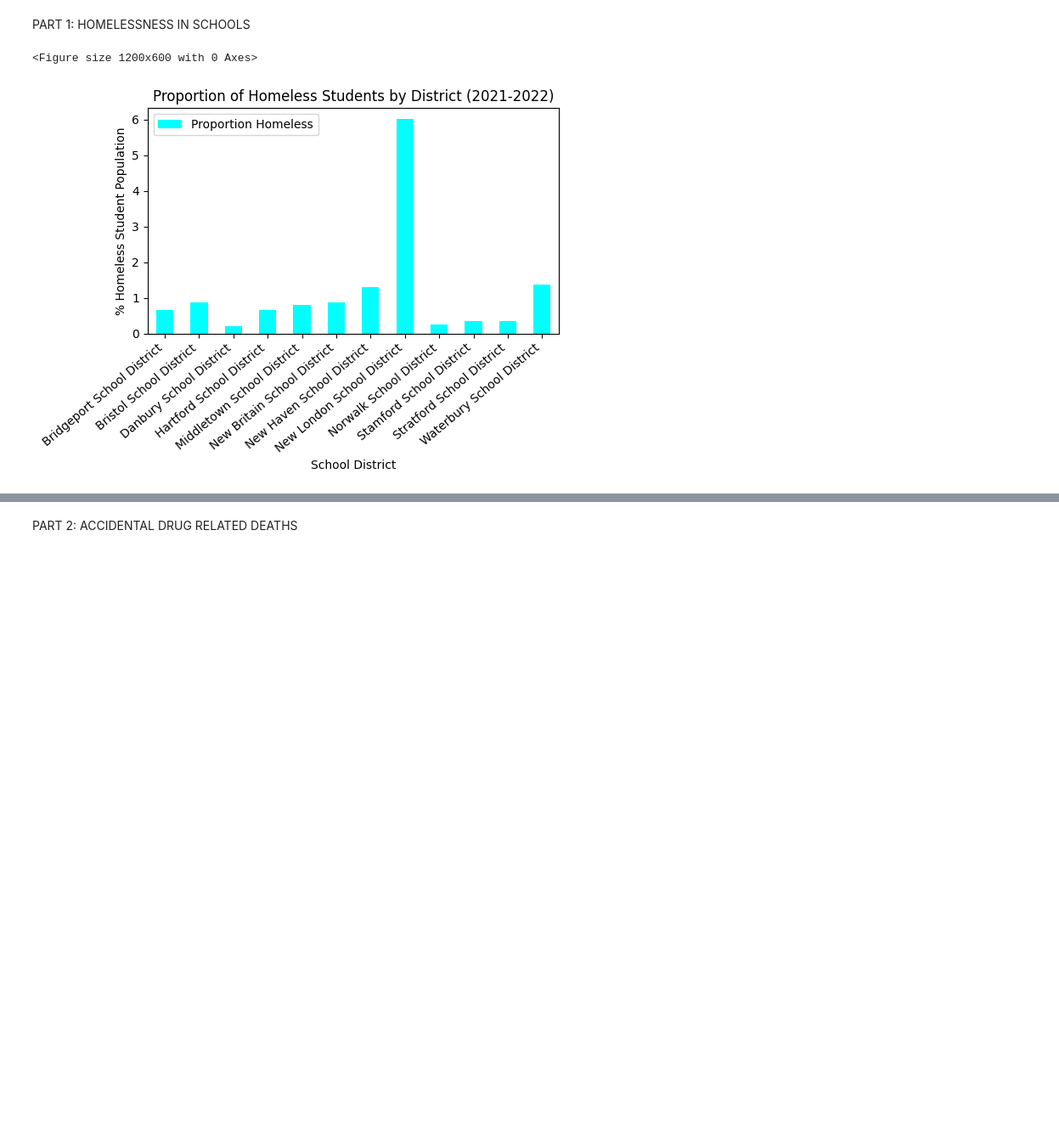
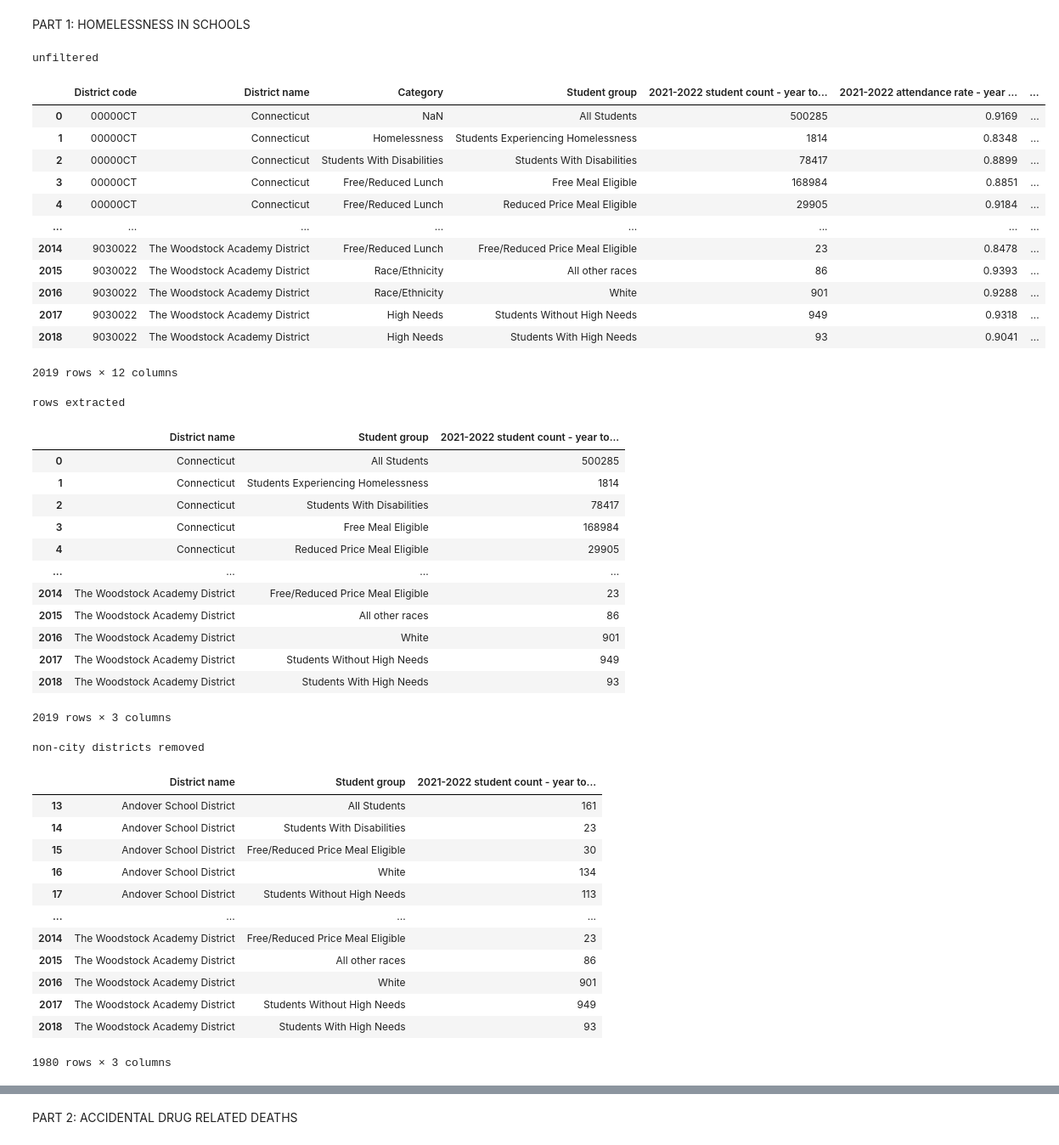
Before and after one commit to AidenManuel/CS2704-Final-Project, a Jupyter notebook: code/2021-2022.ipynb, the cells around one changed output, grey strips where cells are left out. Shown at 85% size. Saved outputs shown, nothing was run; the diff lists cells and outputs as text; code cells hidden in the pictures; blank space fills up the shorter version.

```diff
--- a/code/2021-2022.ipynb
+++ b/code/2021-2022.ipynb
@@ -9,11 +9,15 @@ import matplotlib.pyplot as plt
 #####
 data_dir = 'datasets'
 df = pd.read_csv(f'{data_dir}/School_Attendance_by_Student_Group_and_District__2021-2022.csv')
+print("unfiltered")
+display(df)
 
 ########
 ## EXTRACT DESIRED COLUMNS
 #####
 attendance_data = df[['District name', 'Student group', '2021-2022 student count - year to date']]
+print("rows extracted")
+display(attendance_data)
 
 ########
 ## FILTER OUT NON-CITY DISTRICTS
@@ -21,40 +25,95 @@ attendance_data = df[['District name', 'Student group', '2021-2022 student count
 attendance_data = attendance_data[attendance_data['District name'] != 'Connecticut']
 attendance_data = attendance_data[attendance_data['District name'] != 'Connecticut Technical Education and Career System']
 attendance_data = attendance_data[attendance_data['District name'] != 'Capitol Region Education Council']
+print("non-city districts removed")
+display(attendance_data)
 
 ########
 ## EXTRACT DESIRED ROWS
 #####
 all_students_data = attendance_data[attendance_data['Student group'] == 'All Students']
 homeless_students_data = attendance_data[attendance_data['Student group'] == 'Students Experiencing Homelessness']
+print("all students data")
+display(all_students_data)
+print("homeless students data")
+display(homeless_students_data)
 
 ########
 ## GROUP STUDENT COUNTS BY DISTRICTS
 #####
 all_students_attendance = all_students_data.groupby('District name')['2021-2022 student count - year to date'].mean().reset_index()
 homeless_students_attendance = homeless_students_data.groupby('District name')['2021-2022 student count - year to date'].mean().reset_index()
+print("sort on district name")
+display(all_students_attendance)
+display(homeless_students_attendance)
 
 ########
 ## MERGE DATAFRAMES ON DISTRICT NAME
 #####
-comparison_df = pd.merge(all_students_attendance, homeless_students_attendance, on='District name', suffixes=('_all_students', '_homeless_students'))
+comparison_df = pd.merge(all_students_attendance, homeless_students_attendance, on='District name', suffixes=(' ALL STUDENTS', ' HOMELESS STUDENTS'))
+print("dataframes merged")
+display(comparison_df)
 
 ########
 ## CALCULATE PERCENTAGE OF HOMELESS STUDENTS
 #####
-comparison_df['Proportion Homeless'] = comparison_df['2021-2022 student count - year to date_homeless_students'] / comparison_df['2021-2022 student count - year to date_all_students'] * 100
+comparison_df['Proportion Homeless'] = comparison_df['2021-2022 student count - year to date HOMELESS STUDENTS'] / comparison_df['2021-2022 student count - year to date ALL STUDENTS'] * 100
+print("percentage calculated")
+display(comparison_df)
+for i, s in enumerate(comparison_df['District name']):
+    comparison_df['District name'].values[i] = s.replace(" School District", "")
 
 ########
 ## CREATE BAR GRAPH
 #####
 plt.figure(figsize=(12, 6))
 comparison_df.plot(x='District name', y='Proportion Homeless', kind='bar', color='cyan')
 plt.xlabel('School District')
 plt.ylabel('% Homeless Student Population')
 plt.title('Proportion of Homeless Students by District (2021-2022)')
 plt.xticks(rotation=40, ha='right')
 plt.tight_layout()
 plt.show()
 # %% [output]
-<Figure size 1200x600 with 0 Axes>
+unfiltered
-[figure, removed]
+|  | District code | District name | Category | Student group | 2021-2022 student count - year to... | 2021-2022 attendance rate - year ... | ... |
+| 0 | 00000CT | Connecticut | NaN | All Students | 500285 | 0.9169 | ... |
+| 1 | 00000CT | Connecticut | Homelessness | Students Experiencing Homelessness | 1814 | 0.8348 | ... |
+| 2 | 00000CT | Connecticut | Students With Disabilities | Students With Disabilities | 78417 | 0.8899 | ... |
+| 3 | 00000CT | Connecticut | Free/Reduced Lunch | Free Meal Eligible | 168984 | 0.8851 | ... |
+| 4 | 00000CT | Connecticut | Free/Reduced Lunch | Reduced Price Meal Eligible | 29905 | 0.9184 | ... |
+| ... | ... | ... | ... | ... | ... | ... | ... |
+| 2014 | 9030022 | The Woodstock Academy District | Free/Reduced Lunch | Free/Reduced Price Meal Eligible | 23 | 0.8478 | ... |
+| 2015 | 9030022 | The Woodstock Academy District | Race/Ethnicity | All other races | 86 | 0.9393 | ... |
+| 2016 | 9030022 | The Woodstock Academy District | Race/Ethnicity | White | 901 | 0.9288 | ... |
+| 2017 | 9030022 | The Woodstock Academy District | High Needs | Students Without High Needs | 949 | 0.9318 | ... |
+| 2018 | 9030022 | The Woodstock Academy District | High Needs | Students With High Needs | 93 | 0.9041 | ... |
+2019 rows × 12 columns
+rows extracted
+|  | District name | Student group | 2021-2022 student count - year to... |
+| 0 | Connecticut | All Students | 500285 |
+| 1 | Connecticut | Students Experiencing Homelessness | 1814 |
+| 2 | Connecticut | Students With Disabilities | 78417 |
+| 3 | Connecticut | Free Meal Eligible | 168984 |
+| 4 | Connecticut | Reduced Price Meal Eligible | 29905 |
+| ... | ... | ... | ... |
+| 2014 | The Woodstock Academy District | Free/Reduced Price Meal Eligible | 23 |
+| 2015 | The Woodstock Academy District | All other races | 86 |
+| 2016 | The Woodstock Academy District | White | 901 |
+| 2017 | The Woodstock Academy District | Students Without High Needs | 949 |
+| 2018 | The Woodstock Academy District | Students With High Needs | 93 |
+2019 rows × 3 columns
+non-city districts removed
+|  | District name | Student group | 2021-2022 student count - year to... |
+| 13 | Andover School District | All Students | 161 |
+| 14 | Andover School District | Students With Disabilities | 23 |
+| 15 | Andover School District | Free/Reduced Price Meal Eligible | 30 |
+| 16 | Andover School District | White | 134 |
+| 17 | Andover School District | Students Without High Needs | 113 |
+| ... | ... | ... | ... |
+| 2014 | The Woodstock Academy District | Free/Reduced Price Meal Eligible | 23 |
+| 2015 | The Woodstock Academy District | All other races | 86 |
+| 2016 | The Woodstock Academy District | White | 901 |
+| 2017 | The Woodstock Academy District | Students Without High Needs | 949 |
+| 2018 | The Woodstock Academy District | Students With High Needs | 93 |
+1980 rows × 3 columns
```
Also changed, not shown: parts of 4 cells of this notebook, 2 other files.
